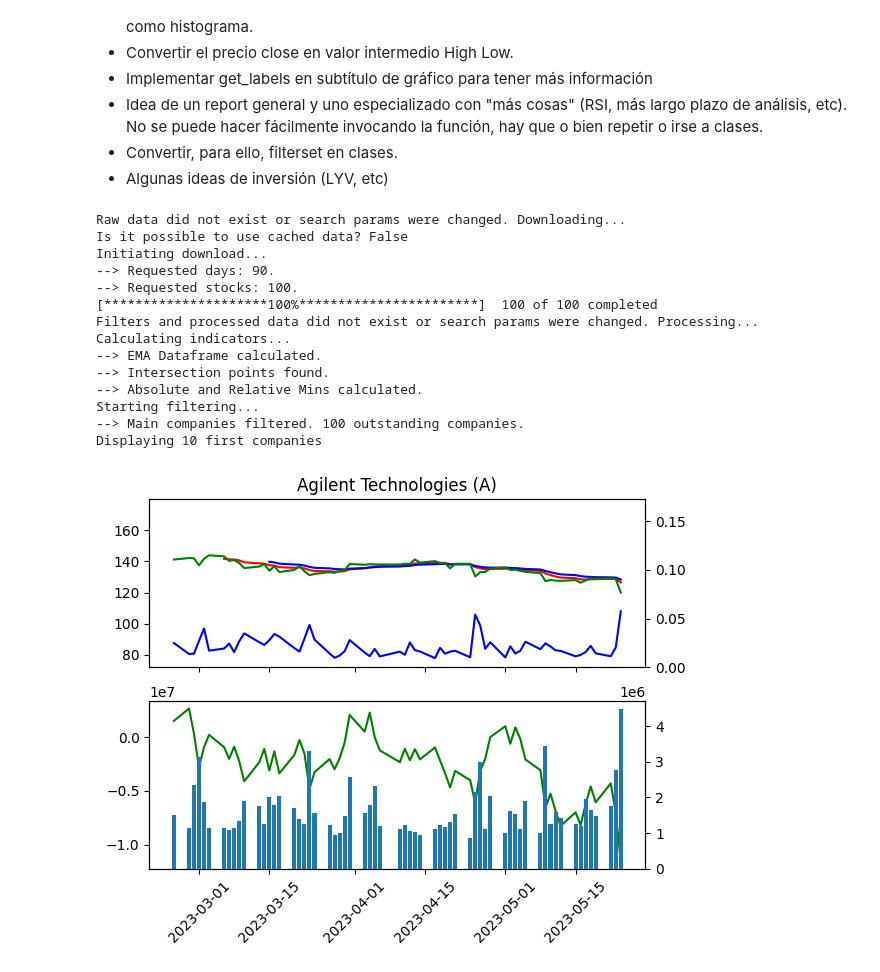
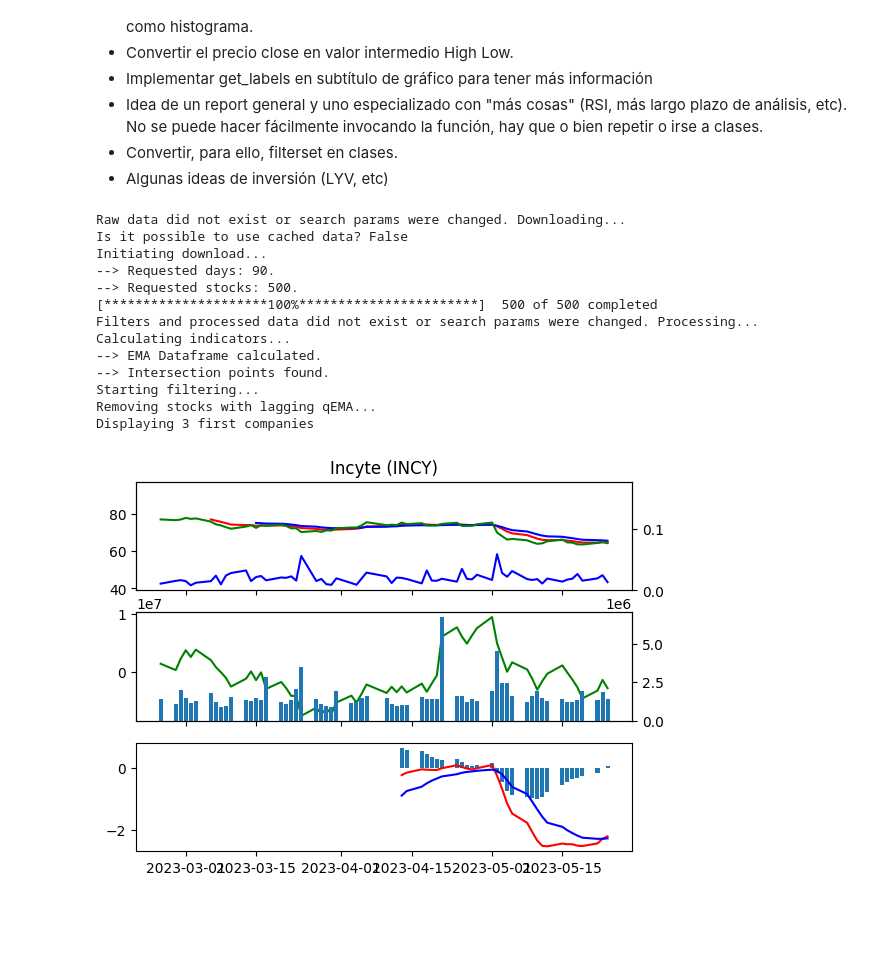
Before and after one commit to pablomleal/TA_Lib, a Jupyter notebook: index.ipynb, the cells around one changed output. Drawn from its saved outputs; the diff is of its cells as text; code cells hidden in the pictures; blank space fills up the shorter version.

Commit message:
Created filter logic based on growing MACD

```diff
--- a/index.ipynb
+++ b/index.ipynb
@@ -101,6 +95,22 @@ def get_trending(volumes):
 
 #finalList = ratio.sort_values(ascending=False)
 
+def get_macd_dataframe(closes):
+    macd_dict=dict()
+    macd_prelast_dict = dict()
+    macd_is_ascending = dict()
+    for x in closes.columns:
+        macd_dict[x] = talib.MACD(closes[x], 12, 26)
+        macd_prelast_dict[x] = macd_dict[x][2].iloc[-2]
+        macd_is_ascending[x] = macd_dict[x][2].iloc[-1] > macd_dict[x][2].iloc[-2]
+    macd_df = pd.DataFrame(macd_dict)
+    macd_prelast_df = pd.DataFrame(macd_prelast_dict, index=[0])
+    macd_is_ascending_df = pd.DataFrame(macd_is_ascending, index=[0])
+    return(macd_df, macd_prelast_df, macd_is_ascending_df)
+
+
+
+
 def get_reset_mode(numberOfStocks, daysSince, filterSet):
     global  search_params_cache, filter_params_cache, keyStats
 
@@ -129,36 +139,35 @@ def find_stocks(filterSet, numberOfStocks=500, daysSince=30):
 
     if (resetMode >= 1):
         print ("Filters and processed data did not exist or search params were changed. Processing...")
-        (EMA_df, OBV_df, keyStats) = processData(closes, volumes, QUICK_EMA_PERIOD=7, SLOW_EMA_PERIOD=14, latestWindow=2)
+        (EMA_df, OBV_df, macd_df, keyStats) = processData(closes, volumes, QUICK_EMA_PERIOD=7, SLOW_EMA_PERIOD=14, latestWindow=2)
 
 
-    showData(closes, spreads, volumes, EMA_df, OBV_df, keyStats, filterSet, tickers_df)
+    showData(closes, spreads, volumes, EMA_df, OBV_df, macd_df, keyStats, filterSet, tickers_df)
 
     return (closes, spreads, volumes, EMA_df, keyStats, tickers_df, highs, lows)
 
 #(closes, spreads, EMA_df, keyStats) = find_stocks(filterSet)
 # %%
 
-(closes, spreads, volumes, EMA_df, keyStats, tickers_df, highs, lows) = find_stocks(numberOfStocks=100, daysSince=90, filterSet=dict({
+(closes, spreads, volumes, EMA_df, keyStats, tickers_df, highs, lows) = find_stocks(numberOfStocks=500, daysSince=90, filterSet=dict({
     #"aboveAvgRatio":0.02,
-    "aboveMinAbs":-1, #Originally 0.0001
+    #"aboveMinAbs":-1, #Originally 0.0001
     #"minPositivePeriod":4,
-    "ratioContr":-1,
-    "latestGrowth":-1 #Originally 0.005
+    #"ratioContr":-1,
+    #"latestGrowth":-1 #Originally 0.005
      }))
 # %% [output]
 Raw data did not exist or search params were changed. Downloading...
 Is it possible to use cached data? False
 Initiating download...
 --> Requested days: 90.
---> Requested stocks: 100.
-[*********************100%***********************]  100 of 100 completed
+--> Requested stocks: 500.
+[*********************100%***********************]  500 of 500 completed
 Filters and processed data did not exist or search params were changed. Processing...
 Calculating indicators...
 --> EMA Dataframe calculated.
 --> Intersection points found.
---> Absolute and Relative Mins calculated.
 Starting filtering...
---> Main companies filtered. 100 outstanding companies.
-Displaying 10 first companies
+Removing stocks with lagging qEMA...
+Displaying 3 first companies
-[figure, old version]
+[figure, new version]
```
Also changed, not shown: parts of 27 cells of this notebook, 7 other files.
